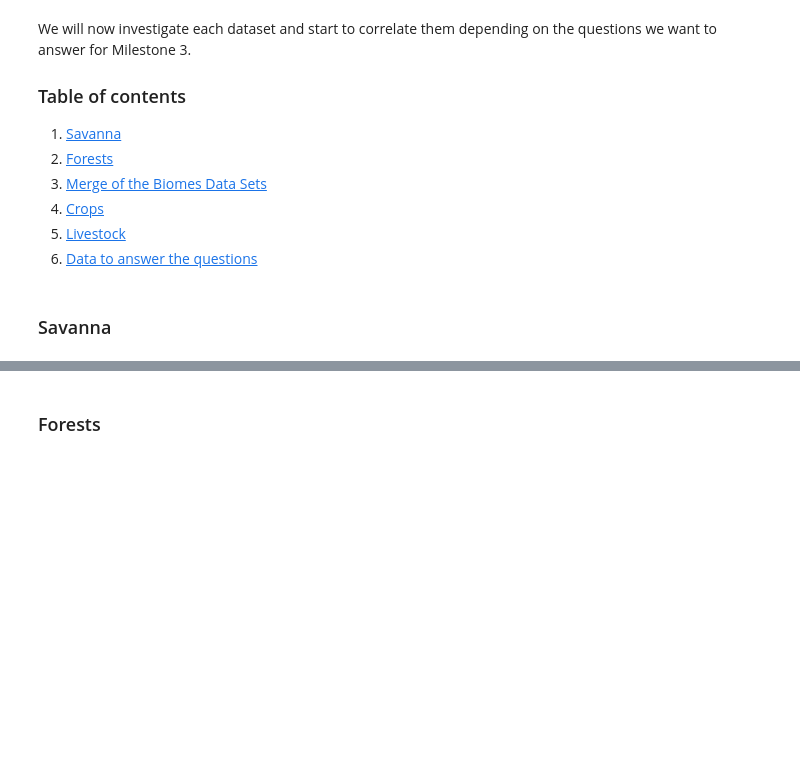
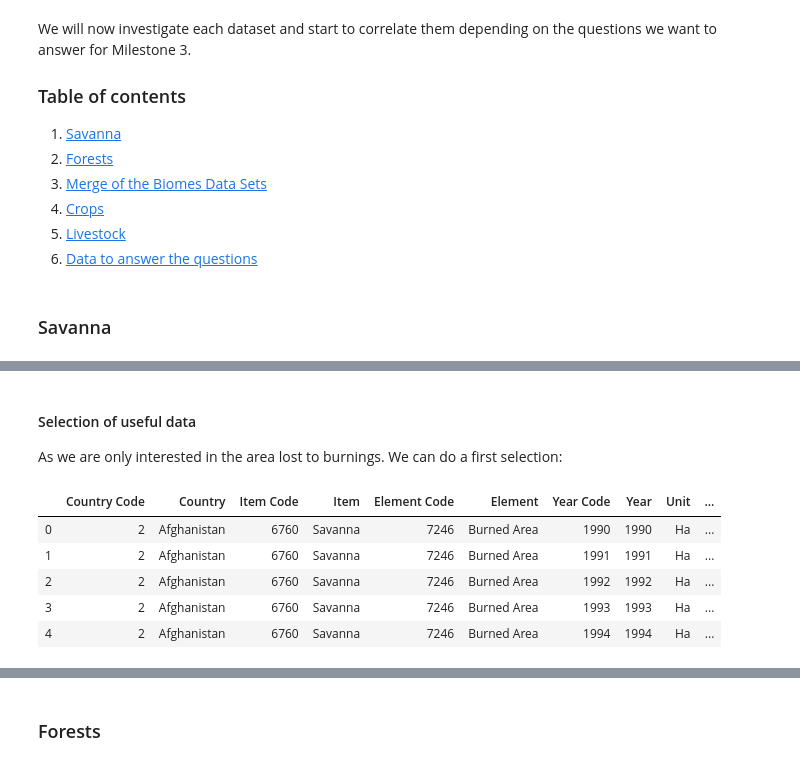
Before and after one commit to CeliaBenquet/Project_ADA, a Jupyter notebook: ada_project_true.ipynb, the cells around one changed output, grey strips where cells are left out. Cells and saved outputs as stored; diff of their text form; code cells hidden in the pictures; blank space fills up the shorter version.

```diff
--- a/ada_project_true.ipynb
+++ b/ada_project_true.ipynb
@@ -38,0 +79,13 @@ We will now investigate each dataset and start to correlate them depending on th
+# %% [markdown]
+#### Selection of useful data
+As we are only interested in the area lost to burnings. We can do a first selection:
+# %%
+savannaSurface = savanna[savanna['Element'].str.match('Burned Area')]
+savannaSurface.head()
+# %% [output]
+|  | Country Code | Country | Item Code | Item | Element Code | Element | Year Code | Year | Unit | ... |
+| 0 | 2 | Afghanistan | 6760 | Savanna | 7246 | Burned Area | 1990 | 1990 | Ha | ... |
+| 1 | 2 | Afghanistan | 6760 | Savanna | 7246 | Burned Area | 1991 | 1991 | Ha | ... |
+| 2 | 2 | Afghanistan | 6760 | Savanna | 7246 | Burned Area | 1992 | 1992 | Ha | ... |
+| 3 | 2 | Afghanistan | 6760 | Savanna | 7246 | Burned Area | 1993 | 1993 | Ha | ... |
+| 4 | 2 | Afghanistan | 6760 | Savanna | 7246 | Burned Area | 1994 | 1994 | Ha | ... |
```
Also changed, not shown: parts of 29 cells of this notebook.
